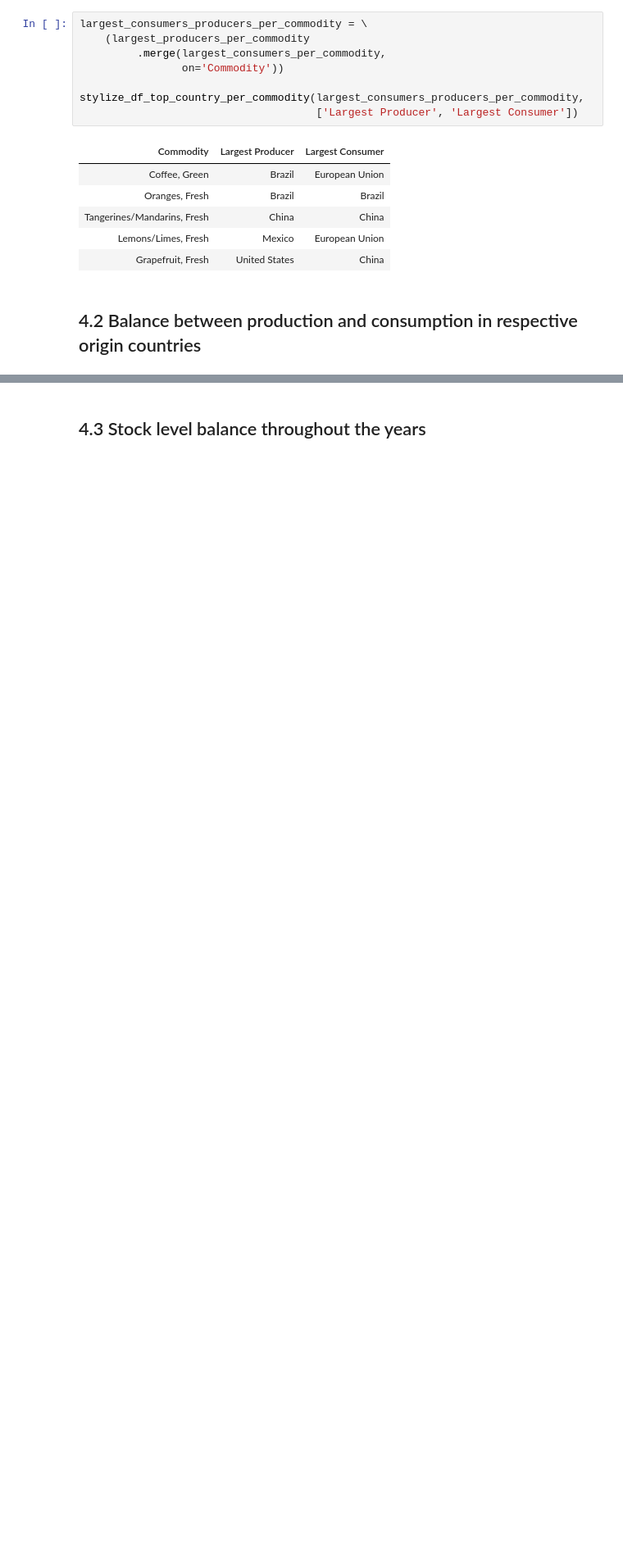
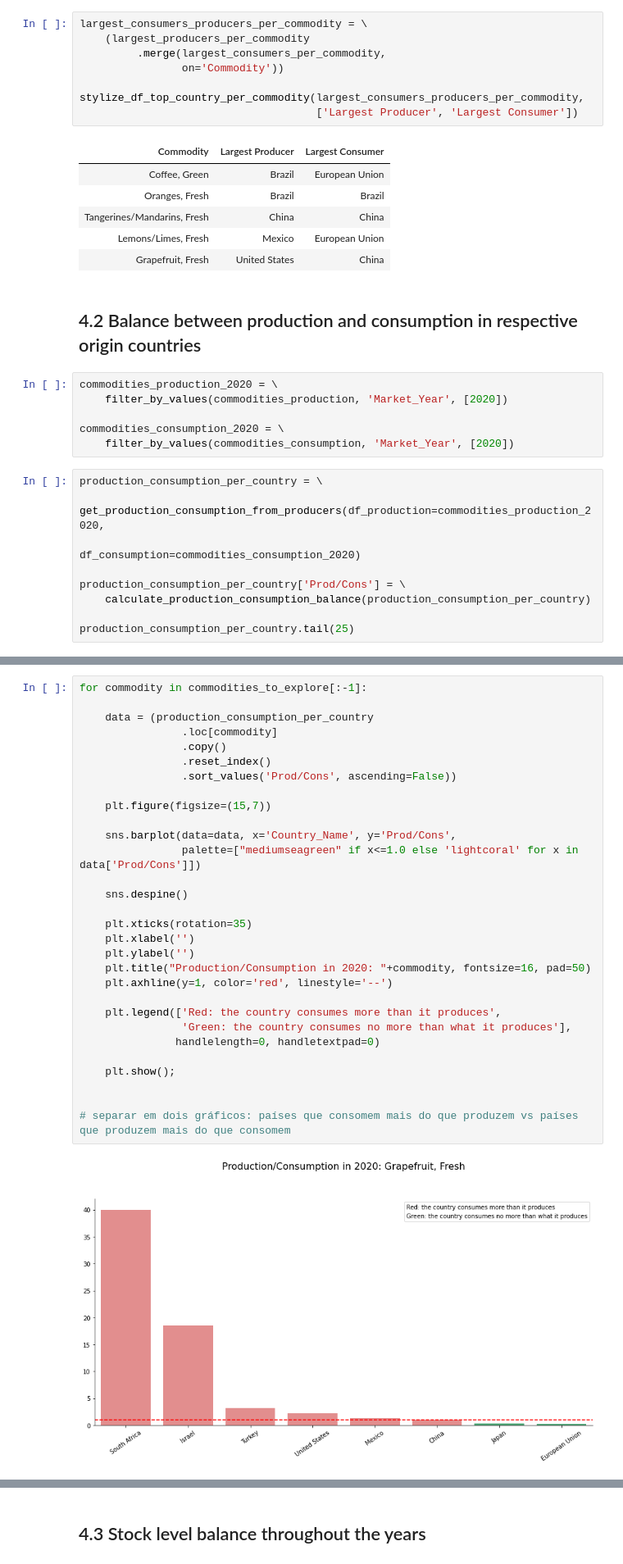
Before and after one commit to gabrielatrindade/commodities_analysis, a Jupyter notebook: 5_commodities_visualization.ipynb, the cells around one changed output, grey strips where cells are left out. Shown at 82% size. Drawn from its saved outputs; the diff is of its cells as text; blank space fills up the shorter version.

Commit message:
Visualization: Calculating the balance between production and consumption in respective origin countries. Plotting the information.

```diff
--- a/5_commodities_visualization.ipynb
+++ b/5_commodities_visualization.ipynb
@@ -155,3 +189,18 @@ stylize_df_top_country_per_commodity(largest_consumers_producers_per_commodity,
 | Grapefruit, Fresh | United States | China |
 # %% [markdown]
 ## 4.2  Balance between production and consumption in respective origin countries
+# %%
+commodities_production_2020 = \
+    filter_by_values(commodities_production, 'Market_Year', [2020])
+
+commodities_consumption_2020 = \
+    filter_by_values(commodities_consumption, 'Market_Year', [2020])
+# %%
+production_consumption_per_country = \
+    get_production_consumption_from_producers(df_production=commodities_production_2020,
+                                              df_consumption=commodities_consumption_2020)
+
+production_consumption_per_country['Prod/Cons'] = \
+    calculate_production_consumption_balance(production_consumption_per_country)
+
+production_consumption_per_country.tail(25)
@@ -157,0 +226,32 @@ stylize_df_top_country_per_commodity(largest_consumers_producers_per_commodity,
+# %%
+for commodity in commodities_to_explore[:-1]:
+
+    data = (production_consumption_per_country
+                .loc[commodity]
+                .copy()
+                .reset_index()
+                .sort_values('Prod/Cons', ascending=False))
+
+    plt.figure(figsize=(15,7))
+
+    sns.barplot(data=data, x='Country_Name', y='Prod/Cons',
+                palette=["mediumseagreen" if x<=1.0 else 'lightcoral' for x in data['Prod/Cons']])
+
+    sns.despine()
+
+    plt.xticks(rotation=35)
+    plt.xlabel('')
+    plt.ylabel('')
+    plt.title("Production/Consumption in 2020: "+commodity, fontsize=16, pad=50)
+    plt.axhline(y=1, color='red', linestyle='--')
+
+    plt.legend(['Red: the country consumes more than it produces',
+                'Green: the country consumes no more than what it produces'],
+               handlelength=0, handletextpad=0)
+
+    plt.show();
+
+
+# separar em dois gráficos: países que consomem mais do que produzem vs países que produzem mais do que consomem
+# %% [output]
+[figure, added]
```
Also changed, not shown: parts of 3 cells of this notebook.
